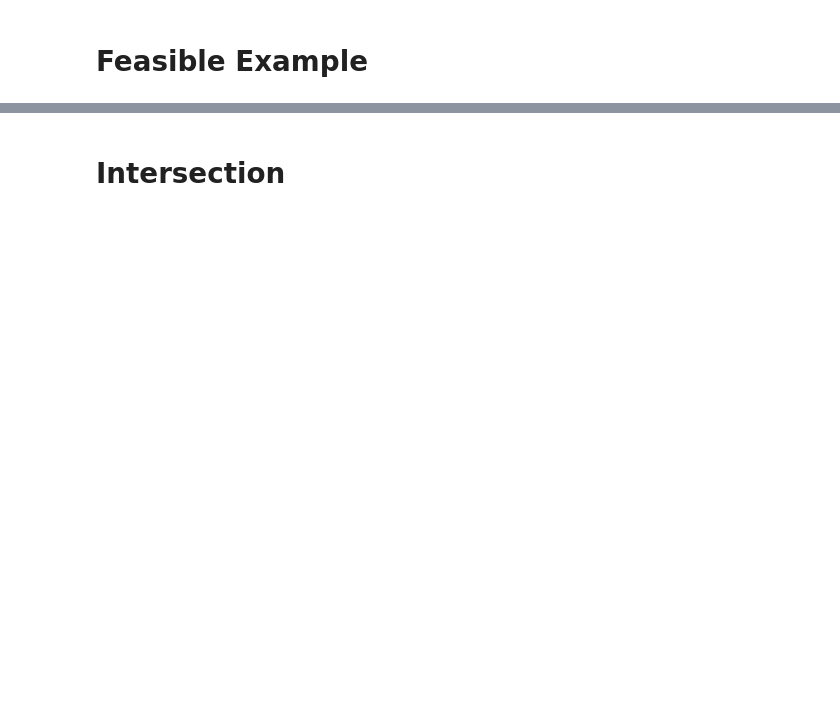
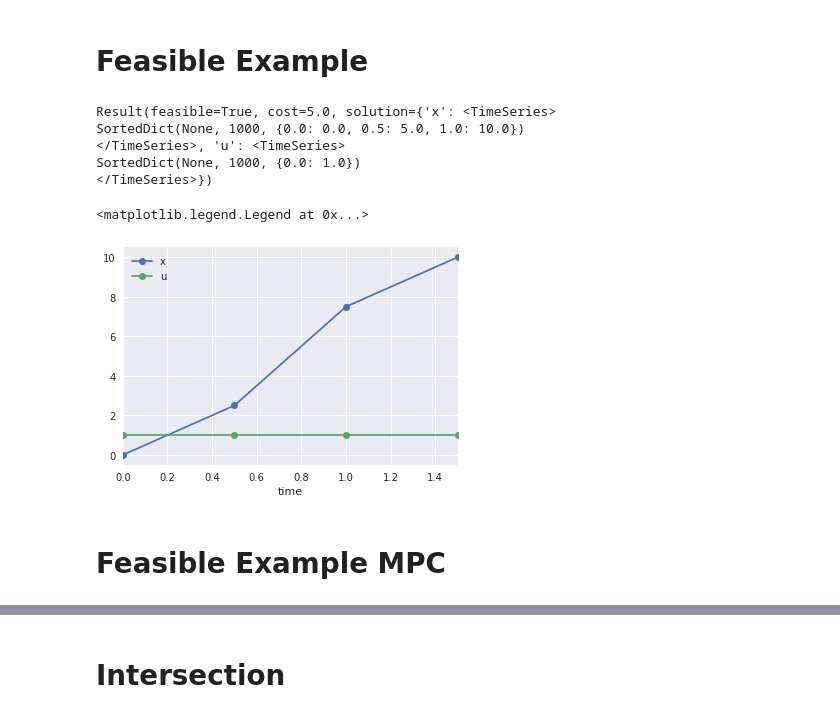
Before and after one commit to mvcisback/py-blustl, a Jupyter notebook: magnum/examples/Example_Notebook.ipynb, the cells around one changed output, grey strips where cells are left out. Cells and saved outputs as stored; diff of their text form; code cells hidden in the pictures; blank space fills up the shorter version.

```diff
--- a/magnum/examples/Example_Notebook.ipynb
+++ b/magnum/examples/Example_Notebook.ipynb
@@ -2,10 +2,13 @@
 %matplotlib inline
 # %%
 from matplotlib import pyplot as plt
+import seaborn as sns
+sns.set()
 
 from pathlib import Path
 
 import magnum
-from magnum import io
-from magnum.solvers import smt
-from magnum.solvers import cegis2
+from magnum.solvers.cegis import solve
+from magnum.mpc import mpc
+
+import pandas as pd
@@ -25,0 +21,22 @@ X[X.u.isnull()]
+# %%
+res, _ = solve(g)
+# %%
+res
+# %% [output]
+Result(feasible=True, cost=5.0, solution={'x': <TimeSeries>
+SortedDict(None, 1000, {0.0: 0.0, 0.5: 5.0, 1.0: 10.0})
+</TimeSeries>, 'u': <TimeSeries>
+SortedDict(None, 1000, {0.0: 1.0})
+</TimeSeries>})
+# %%
+for name, trace in res.solution.items():
+    df = trace.moving_average(g.model.dt, pandas=True)
+    df.plot(label=name, style=['o-'])
+
+plt.xlabel('time')
+plt.legend()
+# %% [output]
+<matplotlib.legend.Legend at 0x...>
+[figure, added]
+# %% [markdown]
+# Feasible Example MPC
```
Also changed, not shown: parts of 25 cells of this notebook, 3 other files.
